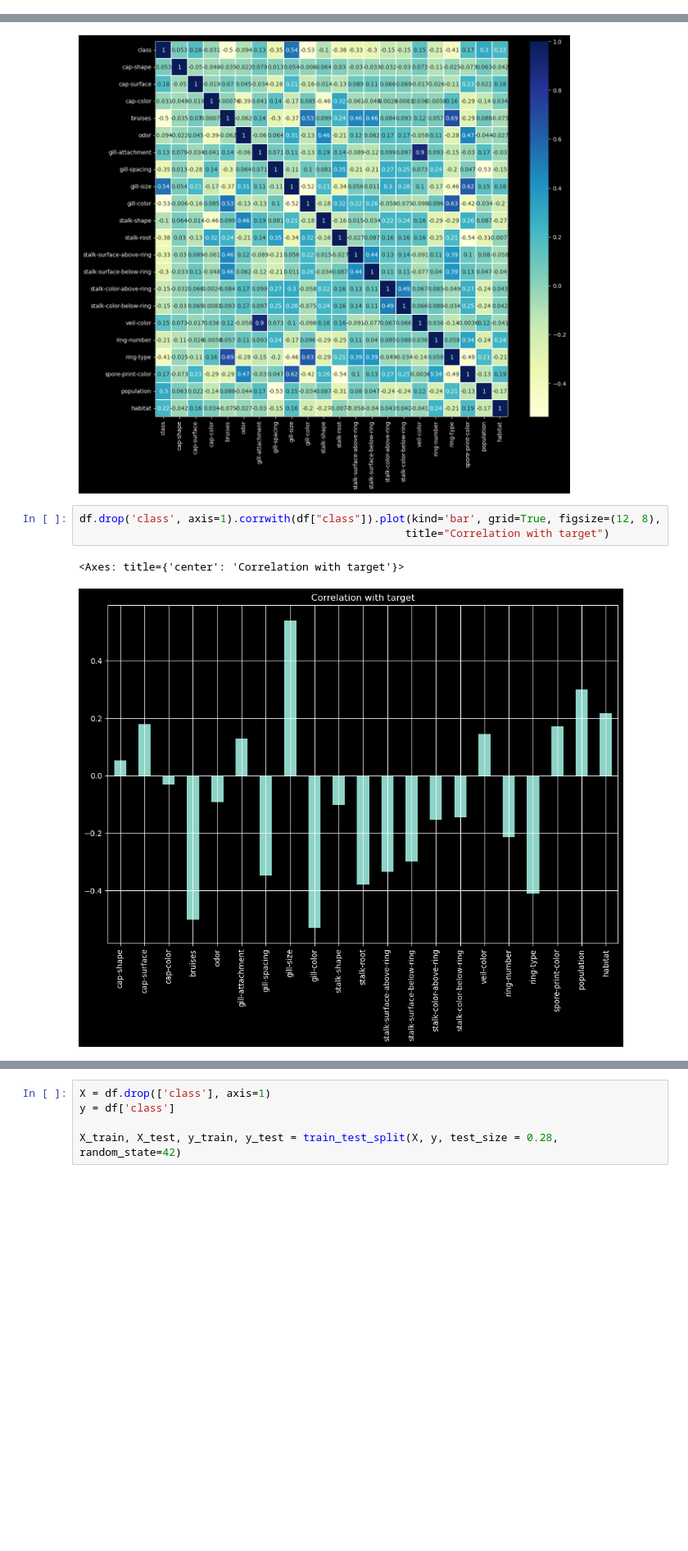
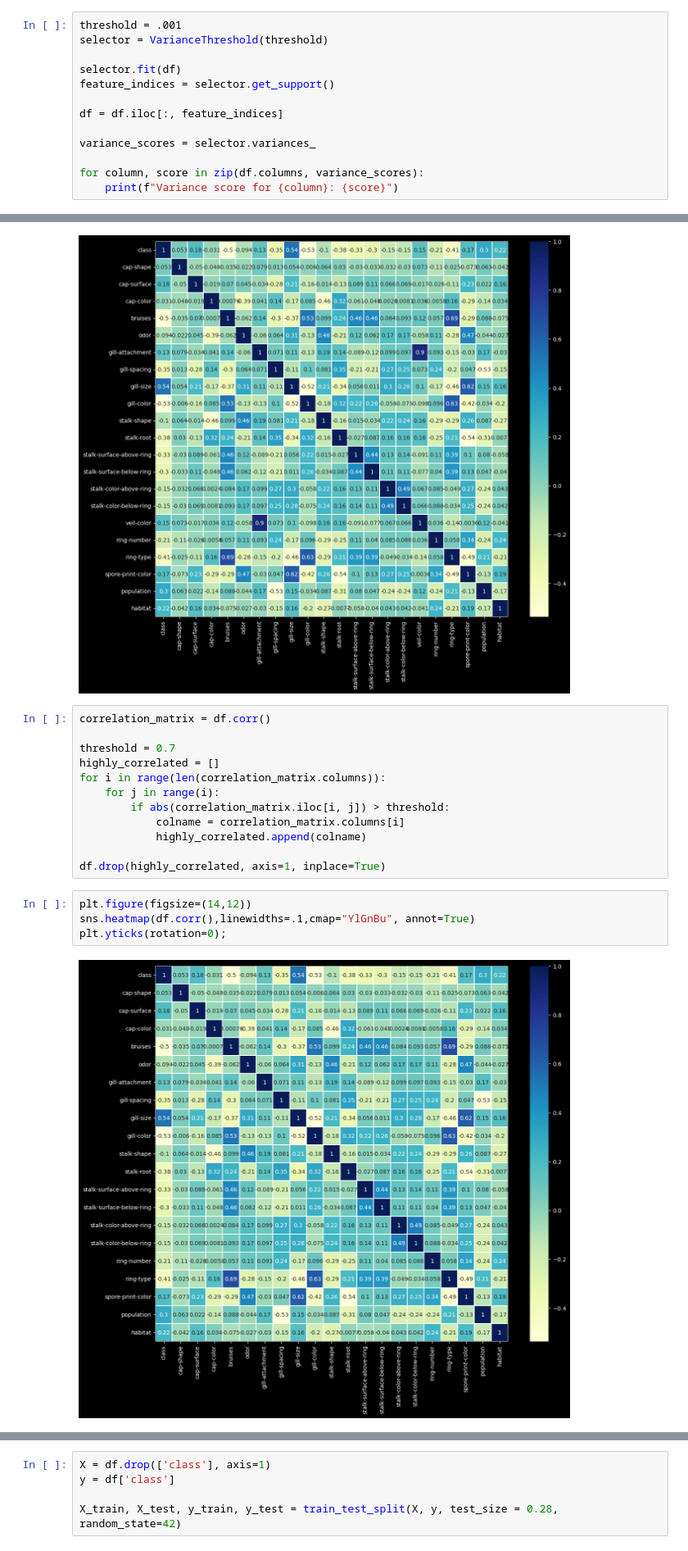
Before and after one commit to HillalXD/mushroom-classification, a Jupyter notebook: classifier.ipynb, the cells around one changed output, grey strips where cells are left out. Shown at 82% size. Cells and saved outputs as stored; diff of their text form; blank space fills up the shorter version.

Commit message:
adding variance threshold and remove high correlation-features selection

```diff
--- a/classifier.ipynb
+++ b/classifier.ipynb
@@ -57,2 +76,15 @@ for column in X.columns:
 # %%
 df.drop(["veil-type"], axis="columns",inplace=True)
+# %%
+threshold = .001
+selector = VarianceThreshold(threshold)
+
+selector.fit(df)
+feature_indices = selector.get_support()
+
+df = df.iloc[:, feature_indices]
+
+variance_scores = selector.variances_
+
+for column, score in zip(df.columns, variance_scores):
+    print(f"Variance score for {column}: {score}")
@@ -62,11 +114,23 @@ sns.heatmap(df.corr(),linewidths=.1,cmap="YlGnBu", annot=True)
 plt.yticks(rotation=0);
 # %% [output]
 [figure]
-# %%
-df.drop('class', axis=1).corrwith(df["class"]).plot(kind='bar', grid=True, figsize=(12, 8),
-                                                   title="Correlation with target")
-# %% [output]
-<Axes: title={'center': 'Correlation with target'}>
-[figure, removed]
+# %%
+correlation_matrix = df.corr()
+
+threshold = 0.7
+highly_correlated = []
+for i in range(len(correlation_matrix.columns)):
+    for j in range(i):
+        if abs(correlation_matrix.iloc[i, j]) > threshold:
+            colname = correlation_matrix.columns[i]
+            highly_correlated.append(colname)
+
+df.drop(highly_correlated, axis=1, inplace=True)
+# %%
+plt.figure(figsize=(14,12))
+sns.heatmap(df.corr(),linewidths=.1,cmap="YlGnBu", annot=True)
+plt.yticks(rotation=0);
+# %% [output]
+[figure, added]
 # %%
 df = df[["class", "gill-color", "spore-print-color", "population", "gill-size", "odor", "bruises", "stalk-shape", "stalk-color-above-ring", "stalk-root"]]
```
Also changed, not shown: parts of 21 cells of this notebook, 1 other file.
